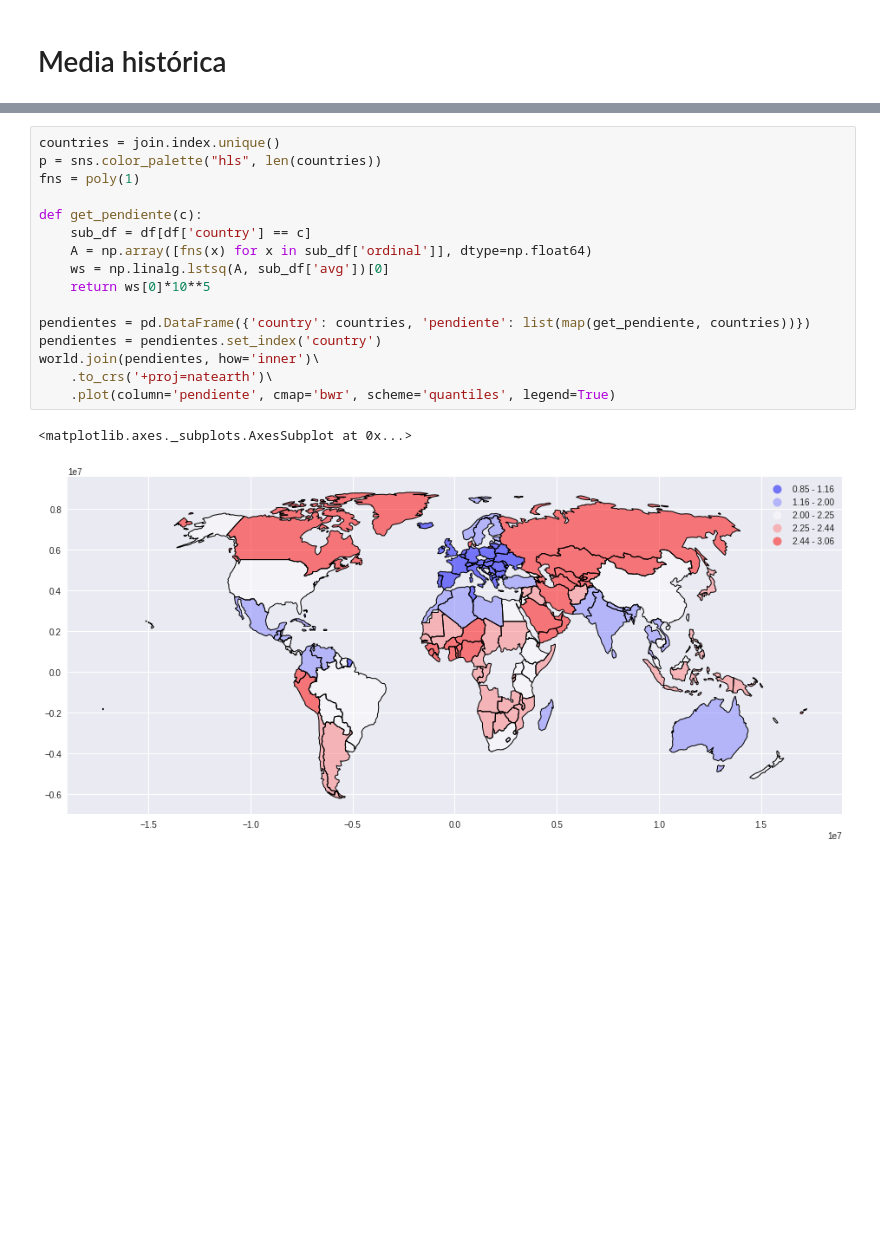
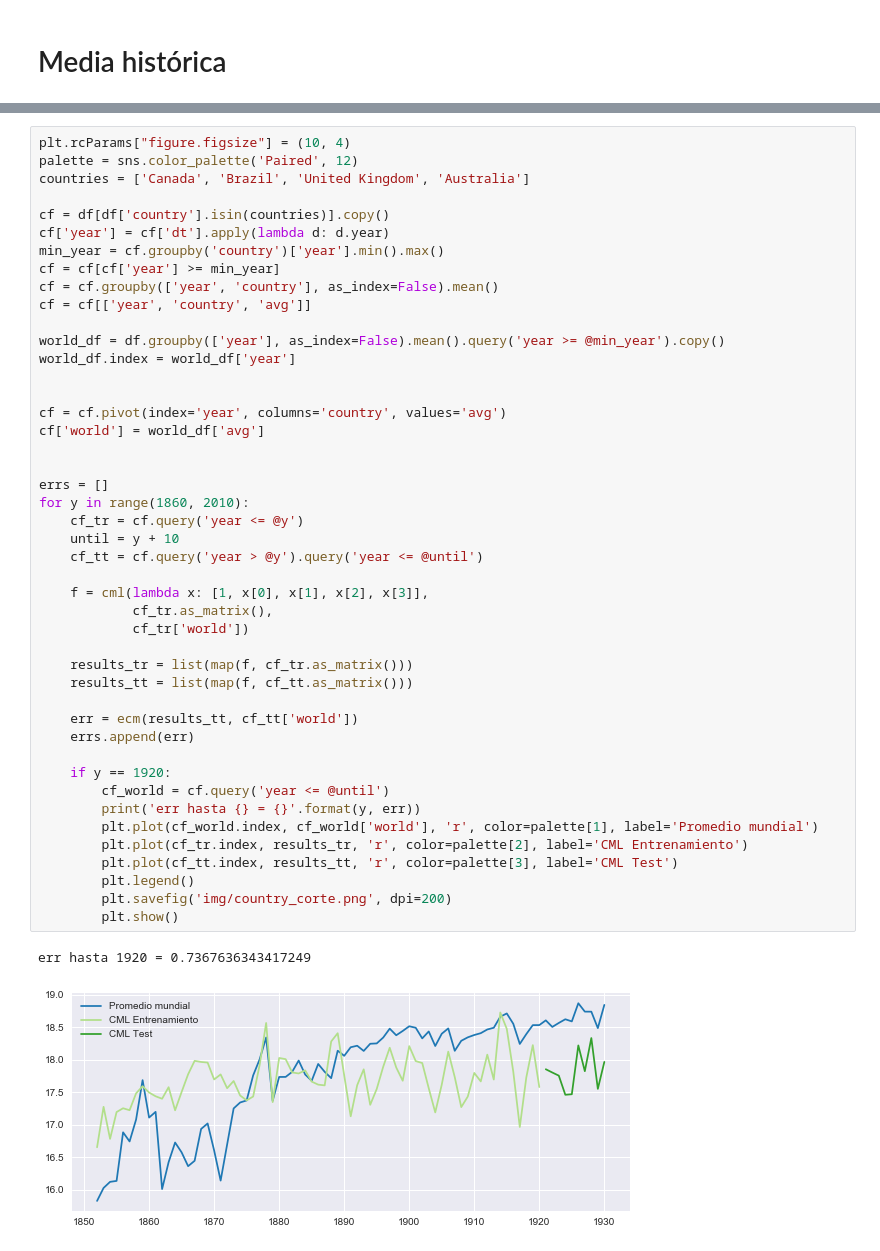
Before and after one commit to smcsicardi/metnum-tp3, a Jupyter notebook: Mapas.ipynb, the cells around one changed output, grey strips where cells are left out. Drawn from its saved outputs; the diff is of its cells as text; blank space fills up the shorter version.

```diff
--- a/Mapas.ipynb
+++ b/Mapas.ipynb
@@ -51,19 +59,48 @@ join.plot(column='amplitude', cmap='RdBu_r', scheme='quantiles', legend=True)
-# %%
-countries = join.index.unique()
-p = sns.color_palette("hls", len(countries))
-fns = poly(1)
-
-def get_pendiente(c):
-    sub_df = df[df['country'] == c]
-    A = np.array([fns(x) for x in sub_df['ordinal']], dtype=np.float64)
-    ws = np.linalg.lstsq(A, sub_df['avg'])[0]
-    return ws[0]*10**5
-
-pendientes = pd.DataFrame({'country': countries, 'pendiente': list(map(get_pendiente, countries))})
-pendientes = pendientes.set_index('country')
-world.join(pendientes, how='inner')\
-    .to_crs('+proj=natearth')\
-    .plot(column='pendiente', cmap='bwr', scheme='quantiles', legend=True)
-# %% [output]
-<matplotlib.axes._subplots.AxesSubplot at 0x...>
-[figure, removed]
+# %%
+plt.rcParams["figure.figsize"] = (10, 4)
+palette = sns.color_palette('Paired', 12)
+countries = ['Canada', 'Brazil', 'United Kingdom', 'Australia']
+
+cf = df[df['country'].isin(countries)].copy()
+cf['year'] = cf['dt'].apply(lambda d: d.year)
+min_year = cf.groupby('country')['year'].min().max()
+cf = cf[cf['year'] >= min_year]
+cf = cf.groupby(['year', 'country'], as_index=False).mean()
+cf = cf[['year', 'country', 'avg']]
+
+world_df = df.groupby(['year'], as_index=False).mean().query('year >= @min_year').copy()
+world_df.index = world_df['year']
+
+
+cf = cf.pivot(index='year', columns='country', values='avg')
+cf['world'] = world_df['avg']
+
+
+errs = []
+for y in range(1860, 2010):
+    cf_tr = cf.query('year <= @y')
+    until = y + 10
+    cf_tt = cf.query('year > @y').query('year <= @until')
+
+    f = cml(lambda x: [1, x[0], x[1], x[2], x[3]],
+            cf_tr.as_matrix(),
+            cf_tr['world'])
+
+    results_tr = list(map(f, cf_tr.as_matrix()))
+    results_tt = list(map(f, cf_tt.as_matrix()))
+
+    err = ecm(results_tt, cf_tt['world'])
+    errs.append(err)
+
+    if y == 1920:
+        cf_world = cf.query('year <= @until')
+        print('err hasta {} = {}'.format(y, err))
+        plt.plot(cf_world.index, cf_world['world'], 'r', color=palette[1], label='Promedio mundial')
+        plt.plot(cf_tr.index, results_tr, 'r', color=palette[2], label='CML Entrenamiento')
+        plt.plot(cf_tt.index, results_tt, 'r', color=palette[3], label='CML Test')
+        plt.legend()
+        plt.savefig('img/country_corte.png', dpi=200)
+        plt.show()
+# %% [output]
+err hasta 1920 = 0.7367636343417249
+[figure, added]
```
Also changed, not shown: parts of 3 cells of this notebook, 1 other file.
